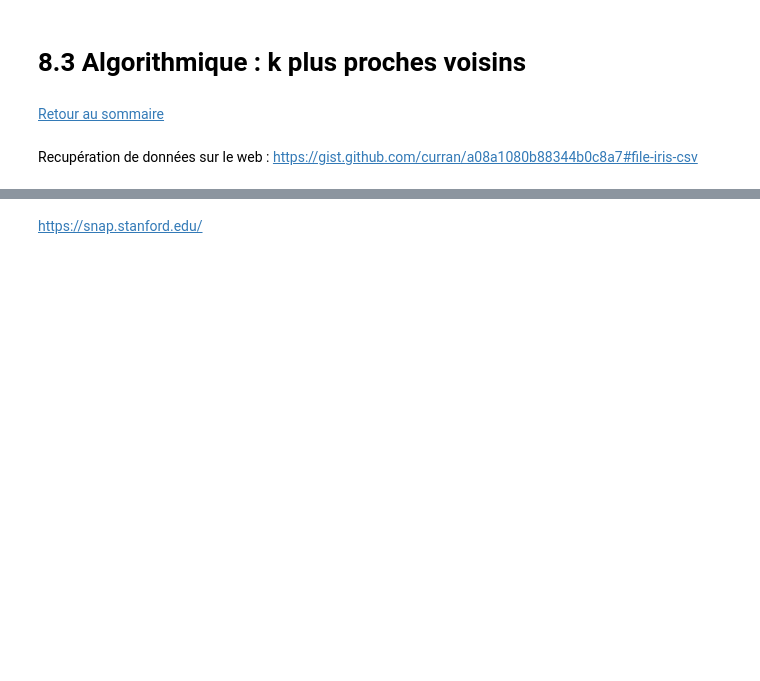
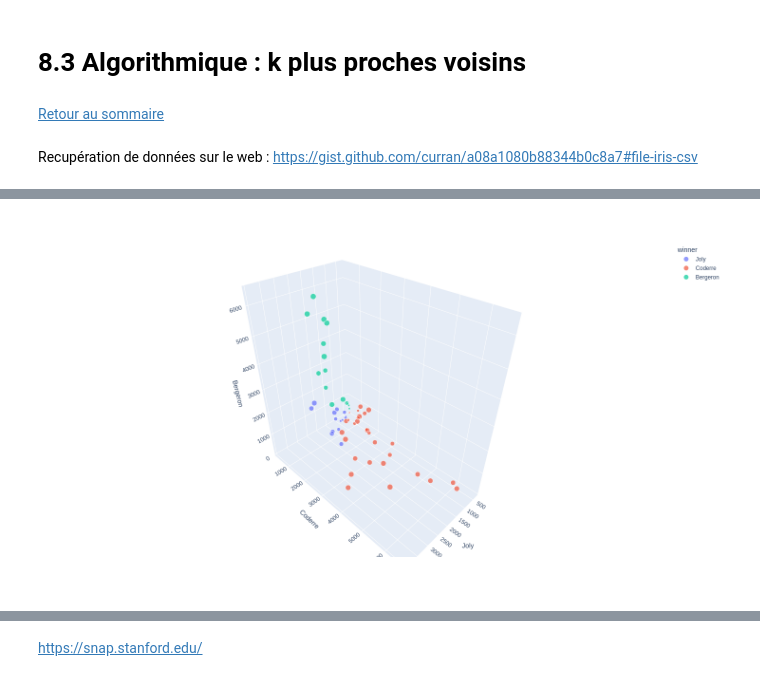
Before and after one commit to saintlouis29/coursNSI, a Jupyter notebook: Premiere/8_Algorithmique/3_k_plus_proches_voisins.ipynb, the cells around one changed output, grey strips where cells are left out. Drawn from its saved outputs; the diff is of its cells as text; code cells hidden in the pictures; blank space fills up the shorter version.

```diff
--- a/Premiere/8_Algorithmique/3_k_plus_proches_voisins.ipynb
+++ b/Premiere/8_Algorithmique/3_k_plus_proches_voisins.ipynb
@@ -88,6 +94,6 @@ fig.show("json")
 # %%
 import plotly.express as px
 df = px.data.election()
-fig = px.scatter_3d(df, x="Joly", y="Coderre", z="Bergeron", color="winner", size="total", hover_name="district")
+fig = px.scatter_3d(df, x="Joly", y="Coderre", z="Bergeron", color="winner", size="total", hover_name="district",width=800, height=800)
 fig.show()
 # %% [output]
@@ -95,3 +100,4 @@ fig.show()
+[figure, added]
 # %%
 import plotly.express as px
 df = px.data.iris()
```
Also changed, not shown: parts of 5 cells of this notebook, 18 other files.
